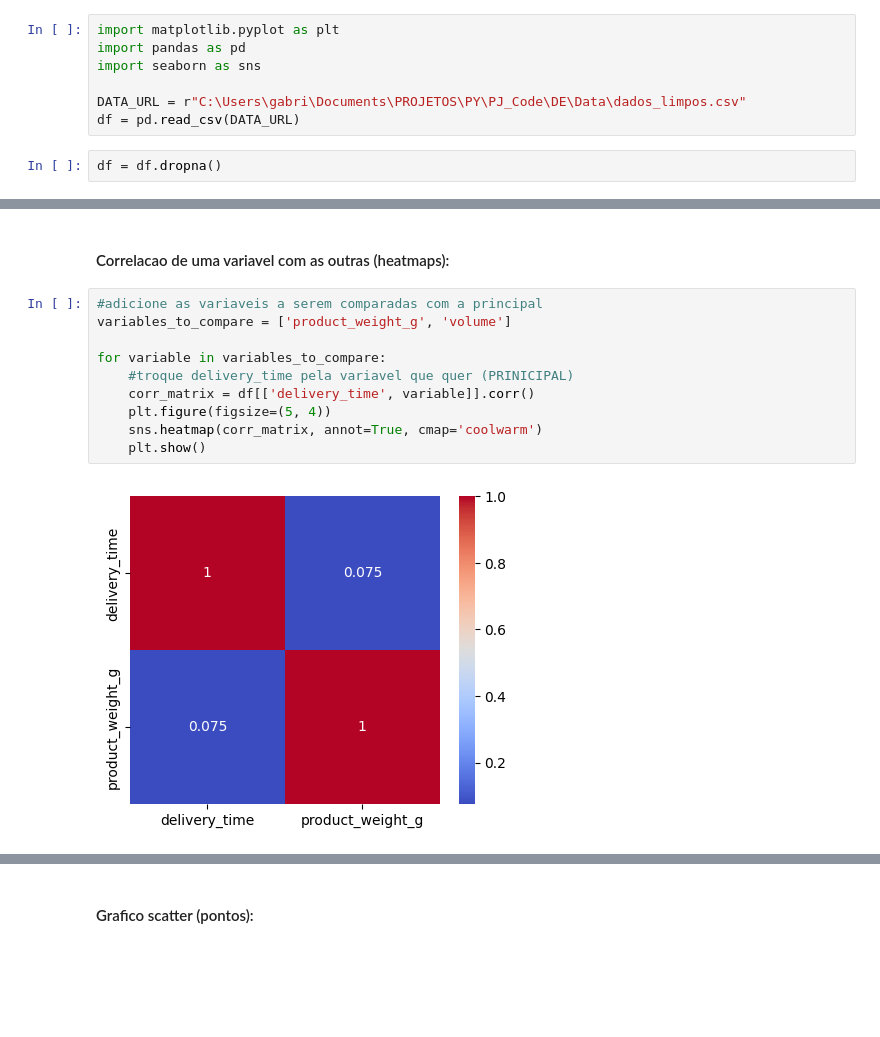
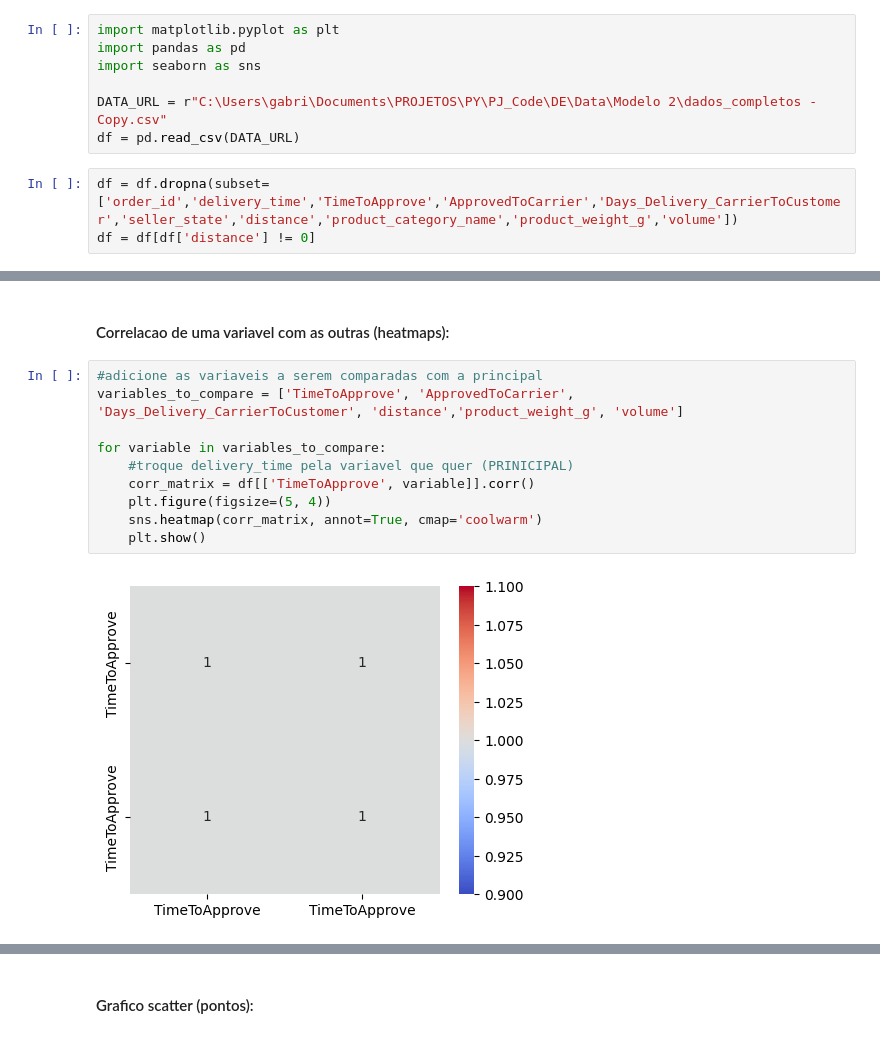
Before and after one commit to gabrielGAGRA/Kagglitos, a Jupyter notebook: analise.ipynb, the cells around one changed output, grey strips where cells are left out. Cells and saved outputs as stored; diff of their text form; blank space fills up the shorter version.

```diff
--- a/analise.ipynb
+++ b/analise.ipynb
@@ -5,9 +5,10 @@ import matplotlib.pyplot as plt
 import pandas as pd
 import seaborn as sns
 
-DATA_URL = r"C:\Users\gabri\Documents\PROJETOS\PY\PJ_Code\DE\Data\dados_limpos.csv"
+DATA_URL = r"C:\Users\gabri\Documents\PROJETOS\PY\PJ_Code\DE\Data\Modelo 2\dados_completos - Copy.csv"
 df = pd.read_csv(DATA_URL)
-# %%
-df = df.dropna()
+# %%
+df = df.dropna(subset=['order_id','delivery_time','TimeToApprove','ApprovedToCarrier','Days_Delivery_CarrierToCustomer','seller_state','distance','product_category_name','product_weight_g','volume'])
+df = df[df['distance'] != 0]
 # %%
 df_num = df.select_dtypes(include=['float64', 'int64'])
@@ -47,13 +47,13 @@ plt.show()
 #### Correlacao de uma variavel com as outras (heatmaps):
 # %%
 #adicione as variaveis a serem comparadas com a principal
-variables_to_compare = ['product_weight_g', 'volume']
+variables_to_compare = ['TimeToApprove', 'ApprovedToCarrier', 'Days_Delivery_CarrierToCustomer', 'distance','product_weight_g', 'volume']
 
 for variable in variables_to_compare:
     #troque delivery_time pela variavel que quer (PRINICIPAL)
-    corr_matrix = df[['delivery_time', variable]].corr()
+    corr_matrix = df[['TimeToApprove', variable]].corr()
     plt.figure(figsize=(5, 4))
     sns.heatmap(corr_matrix, annot=True, cmap='coolwarm')
     plt.show()
 # %% [output]
-[figure, old version]
+[figure, new version]
```
Also changed, not shown: parts of 18 cells of this notebook.
